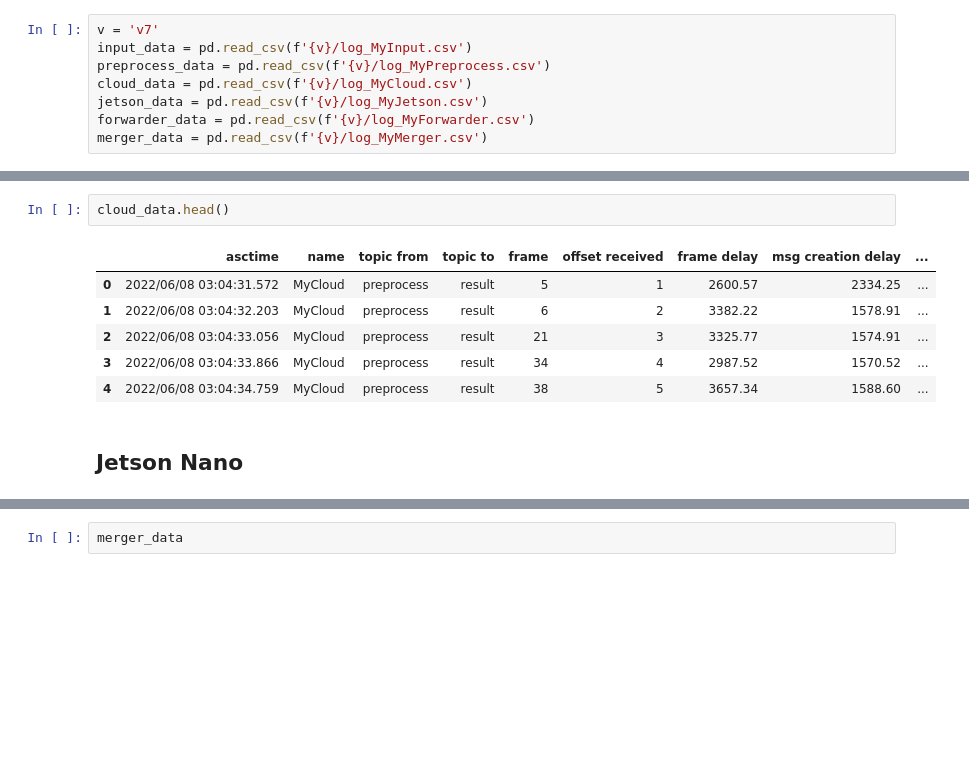
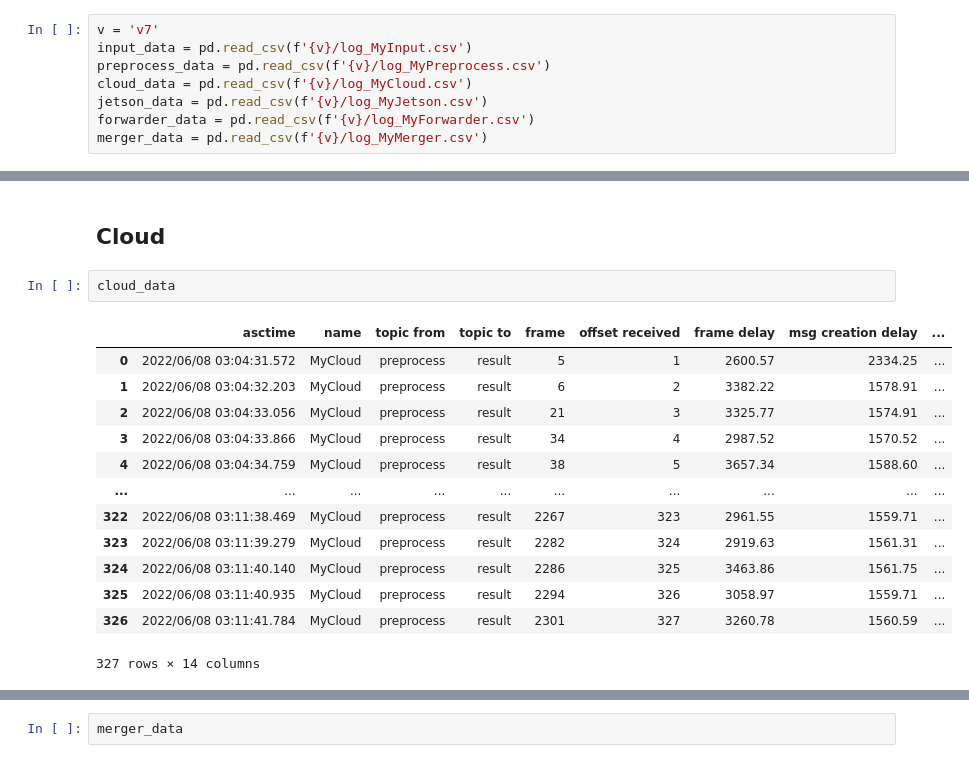
Before and after one commit to fogverse/live-yolov5, a Jupyter notebook: analysis/analysis.ipynb, the cells around one changed output, grey strips where cells are left out. Drawn from its saved outputs; the diff is of its cells as text; blank space fills up the shorter version.

```diff
--- a/analysis/analysis.ipynb
+++ b/analysis/analysis.ipynb
@@ -38,11 +98,18 @@ preprocess_data.head()
+# %% [markdown]
+## Cloud
 # %%
-cloud_data.head()
+cloud_data
 # %% [output]
 |  | asctime | name | topic from | topic to | frame | offset received | frame delay | msg creation delay | ... |
 | 0 | 2022/06/08 03:04:31.572 | MyCloud | preprocess | result | 5 | 1 | 2600.57 | 2334.25 | ... |
 | 1 | 2022/06/08 03:04:32.203 | MyCloud | preprocess | result | 6 | 2 | 3382.22 | 1578.91 | ... |
 | 2 | 2022/06/08 03:04:33.056 | MyCloud | preprocess | result | 21 | 3 | 3325.77 | 1574.91 | ... |
 | 3 | 2022/06/08 03:04:33.866 | MyCloud | preprocess | result | 34 | 4 | 2987.52 | 1570.52 | ... |
 | 4 | 2022/06/08 03:04:34.759 | MyCloud | preprocess | result | 38 | 5 | 3657.34 | 1588.60 | ... |
+| ... | ... | ... | ... | ... | ... | ... | ... | ... | ... |
+| 322 | 2022/06/08 03:11:38.469 | MyCloud | preprocess | result | 2267 | 323 | 2961.55 | 1559.71 | ... |
+| 323 | 2022/06/08 03:11:39.279 | MyCloud | preprocess | result | 2282 | 324 | 2919.63 | 1561.31 | ... |
+| 324 | 2022/06/08 03:11:40.140 | MyCloud | preprocess | result | 2286 | 325 | 3463.86 | 1561.75 | ... |
+| 325 | 2022/06/08 03:11:40.935 | MyCloud | preprocess | result | 2294 | 326 | 3058.97 | 1559.71 | ... |
+| 326 | 2022/06/08 03:11:41.784 | MyCloud | preprocess | result | 2301 | 327 | 3260.78 | 1560.59 | ... |
+327 rows × 14 columns
-# %% [markdown]
-## Jetson Nano
```
Also changed, not shown: parts of 30 cells of this notebook.
